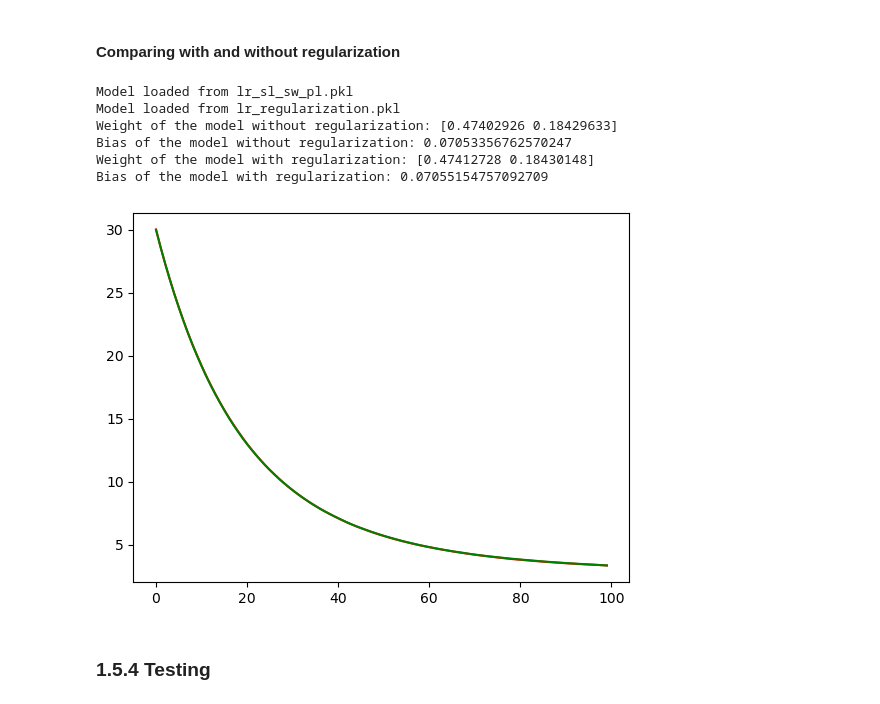
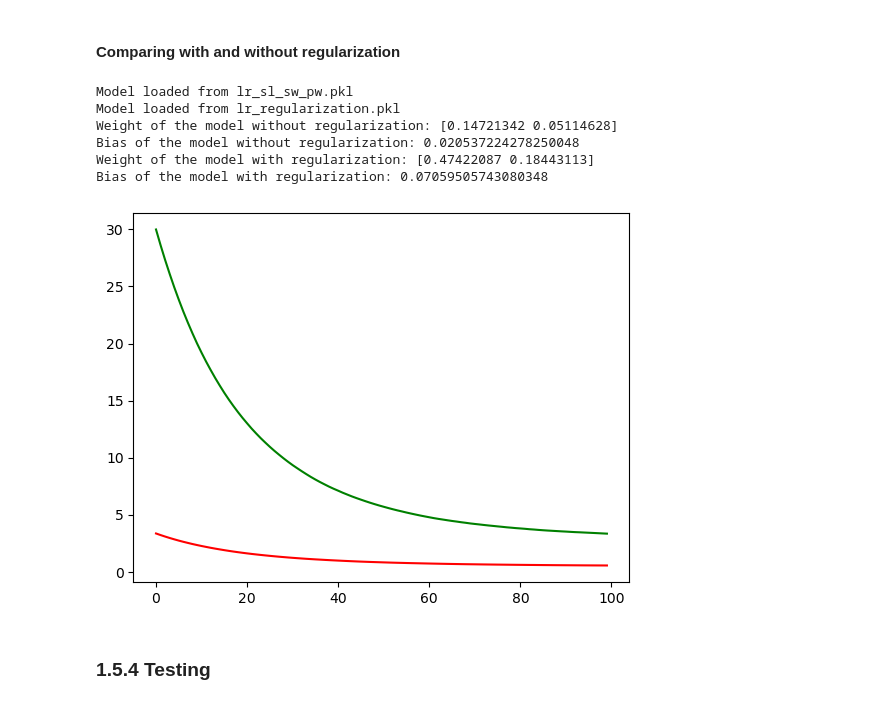
Before and after one commit to ashwin-athappan/CSE6363, a Jupyter notebook: assignments/ml_assignment_1_solution/LinearRegression/LinearRegression.ipynb, the cells around one changed output. Saved outputs shown, nothing was run; the diff lists cells and outputs as text; code cells hidden in the pictures.

```diff
--- a/assignments/ml_assignment_1_solution/LinearRegression/LinearRegression.ipynb
+++ b/assignments/ml_assignment_1_solution/LinearRegression/LinearRegression.ipynb
@@ -182,27 +211,27 @@ Model loaded from lr_regularization.pkl
 #### Comparing with and without regularization
 # %%
 # Load the model without regularization
-lr_pl_pw_sl.load('lr_sl_sw_pl.pkl')
+lr_sl_sw_pw.load('lr_sl_sw_pw.pkl')
 
 # Load the model with regularization
 lr_regularization.load('lr_regularization.pkl')
 
 # Plot the loss history for both models
-plt.plot(sl_sw_pl_history, label='Without Regularization', color='red')
+plt.plot(sl_sw_pw_history, label='Without Regularization', color='red')
 plt.plot(regularization_history, label='With Regularization', color='green')
 
-print('Weight of the model without regularization:', lr_sl_sw_pl.weights)
-print('Bias of the model without regularization:', lr_sl_sw_pl.bias)
+print('Weight of the model without regularization:', lr_sl_sw_pw.weights)
+print('Bias of the model without regularization:', lr_sl_sw_pw.bias)
 print('Weight of the model with regularization:', lr_regularization.weights)
 print('Bias of the model with regularization:', lr_regularization.bias)
 # %% [output]
-Model loaded from lr_sl_sw_pl.pkl
+Model loaded from lr_sl_sw_pw.pkl
 Model loaded from lr_regularization.pkl
-Weight of the model without regularization: [0.47402926 0.18429633]
-Bias of the model without regularization: 0.07053356762570247
-Weight of the model with regularization: [0.47412728 0.18430148]
-Bias of the model with regularization: 0.07055154757092709
+Weight of the model without regularization: [0.14721342 0.05114628]
+Bias of the model without regularization: 0.020537224278250048
+Weight of the model with regularization: [0.47422087 0.18443113]
+Bias of the model with regularization: 0.07059505743080348
-[figure, old version]
+[figure, new version]
 # %% [markdown]
 ### 1.5.4 Testing
 # %% [markdown]
```
Also changed, not shown: parts of 8 cells of this notebook, 18 other files.
